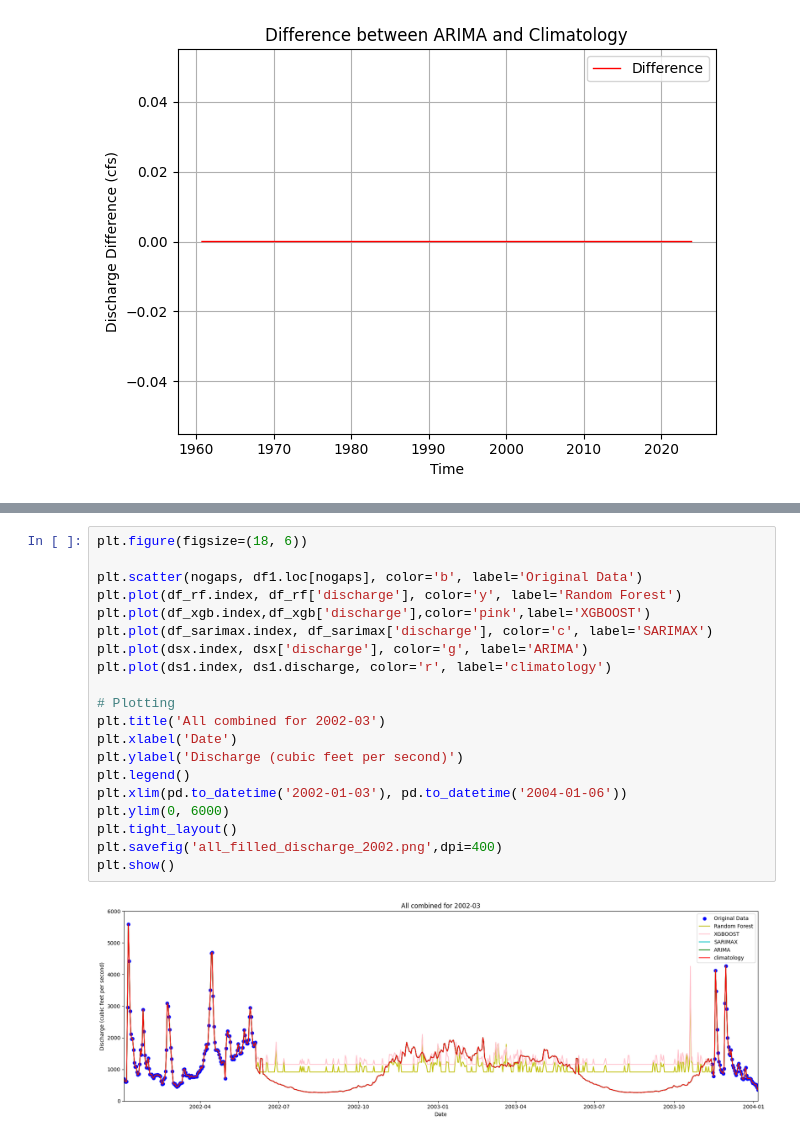
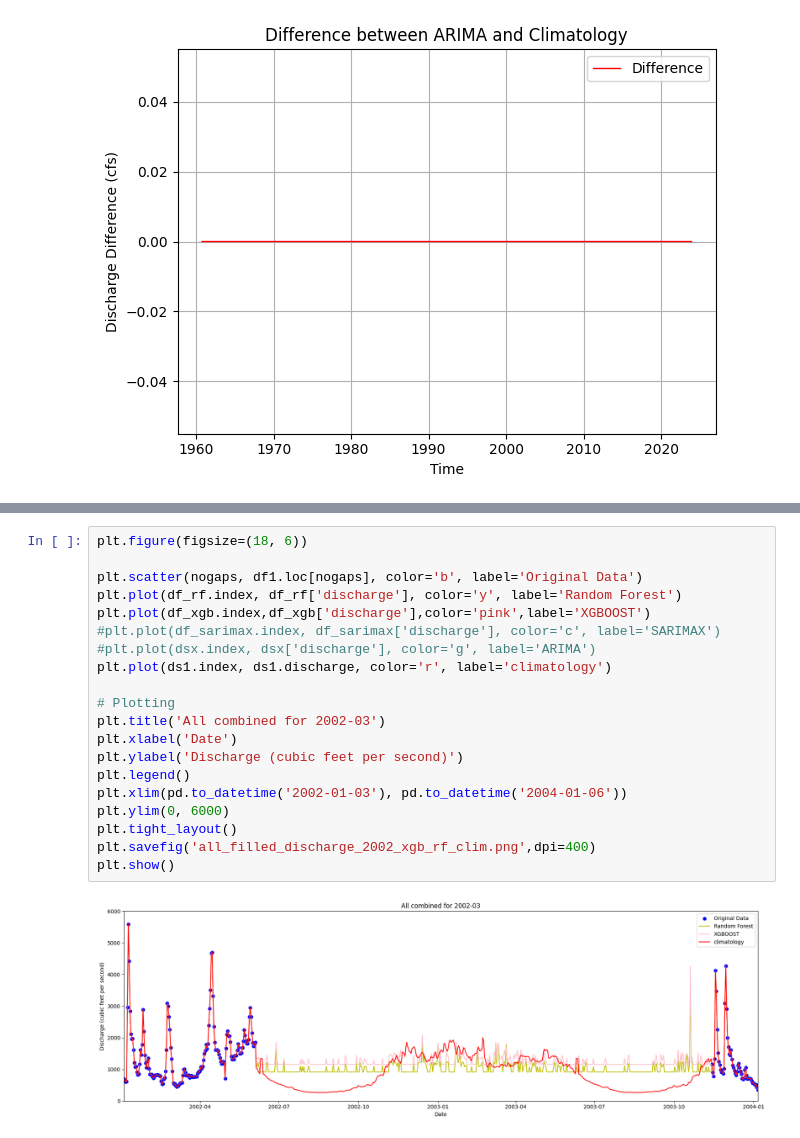
Before and after one commit to rohitshukla0104/elephant, a Jupyter notebook: presentation_final.ipynb, the cells around one changed output, grey strips where cells are left out. Drawn from its saved outputs; the diff is of its cells as text.

```diff
--- a/presentation_final.ipynb
+++ b/presentation_final.ipynb
@@ -421,22 +431,22 @@ plt.show()
 # %%
 plt.figure(figsize=(18, 6))
 
 plt.scatter(nogaps, df1.loc[nogaps], color='b', label='Original Data')
 plt.plot(df_rf.index, df_rf['discharge'], color='y', label='Random Forest')
 plt.plot(df_xgb.index,df_xgb['discharge'],color='pink',label='XGBOOST')
-plt.plot(df_sarimax.index, df_sarimax['discharge'], color='c', label='SARIMAX')
-plt.plot(dsx.index, dsx['discharge'], color='g', label='ARIMA')
+#plt.plot(df_sarimax.index, df_sarimax['discharge'], color='c', label='SARIMAX')
+#plt.plot(dsx.index, dsx['discharge'], color='g', label='ARIMA')
 plt.plot(ds1.index, ds1.discharge, color='r', label='climatology')
 
 # Plotting
 plt.title('All combined for 2002-03')
 plt.xlabel('Date')
 plt.ylabel('Discharge (cubic feet per second)')
 plt.legend()
 plt.xlim(pd.to_datetime('2002-01-03'), pd.to_datetime('2004-01-06'))
 plt.ylim(0, 6000)
 plt.tight_layout()
-plt.savefig('all_filled_discharge_2002.png',dpi=400)
+plt.savefig('all_filled_discharge_2002_xgb_rf_clim.png',dpi=400)
 plt.show()
 # %% [output]
-[figure, old version]
+[figure, new version]
```
Also changed, not shown: parts of 4 cells of this notebook.
